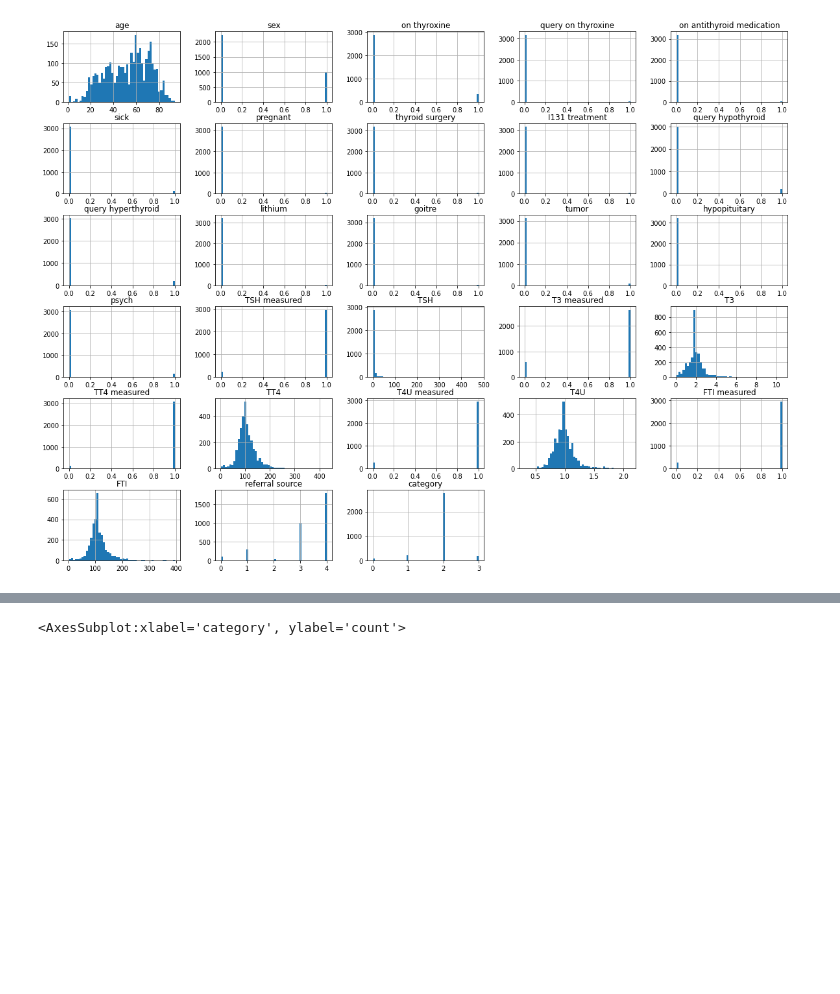
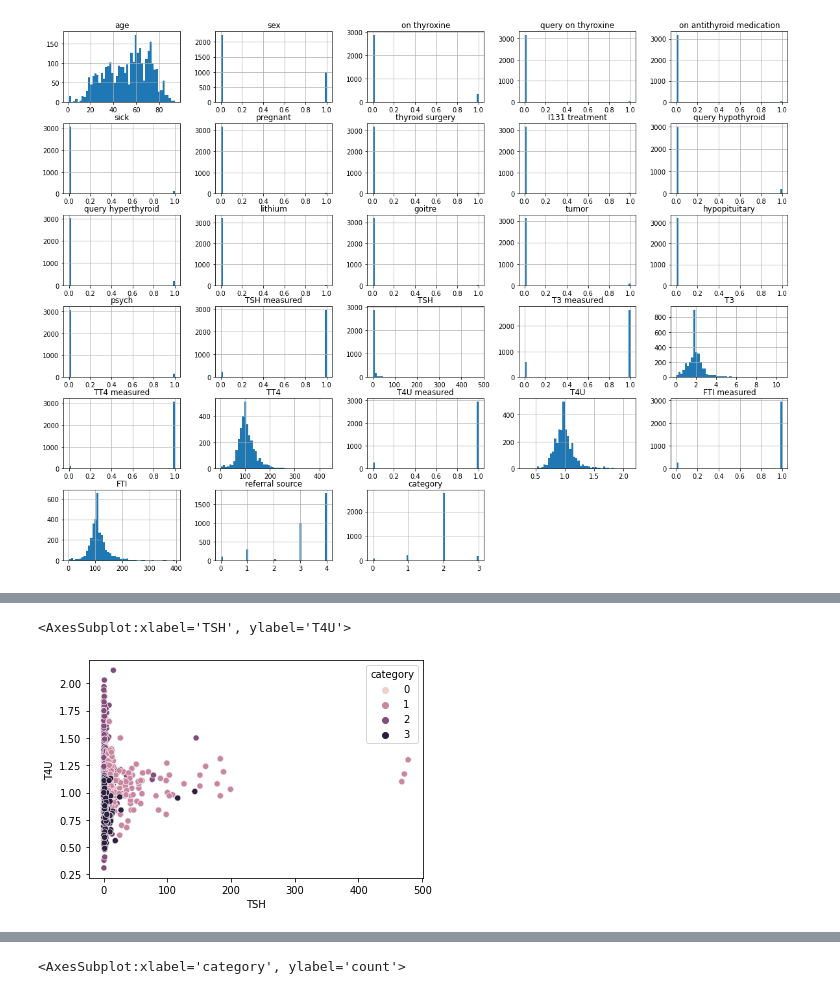
Before and after one commit to AniShama/thesis-data, a Jupyter notebook: newModel.ipynb, the cells around one changed output, grey strips where cells are left out. Drawn from its saved outputs; the diff is of its cells as text; code cells hidden in the pictures; blank space fills up the shorter version.

```diff
--- a/newModel.ipynb
+++ b/newModel.ipynb
@@ -375,0 +371,5 @@ sns.heatmap(correlation_map, mask=obj,vmax=.7, square=True,annot=True)
+# %%
+sns.scatterplot(x="TSH", y="T4U", hue = 'category',  data=thyroid_data)
+# %% [output]
+<AxesSubplot:xlabel='TSH', ylabel='T4U'>
+[figure, added]
```
Also changed, not shown: parts of 38 cells of this notebook.
